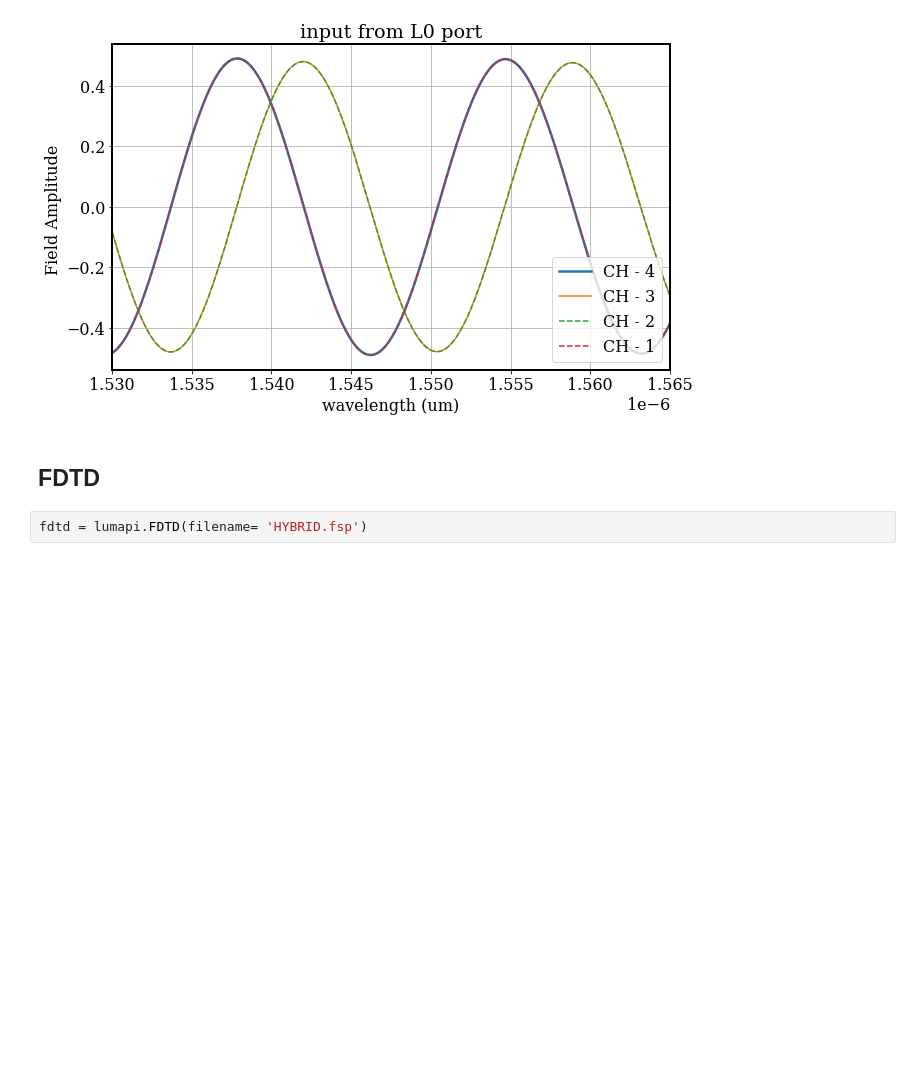
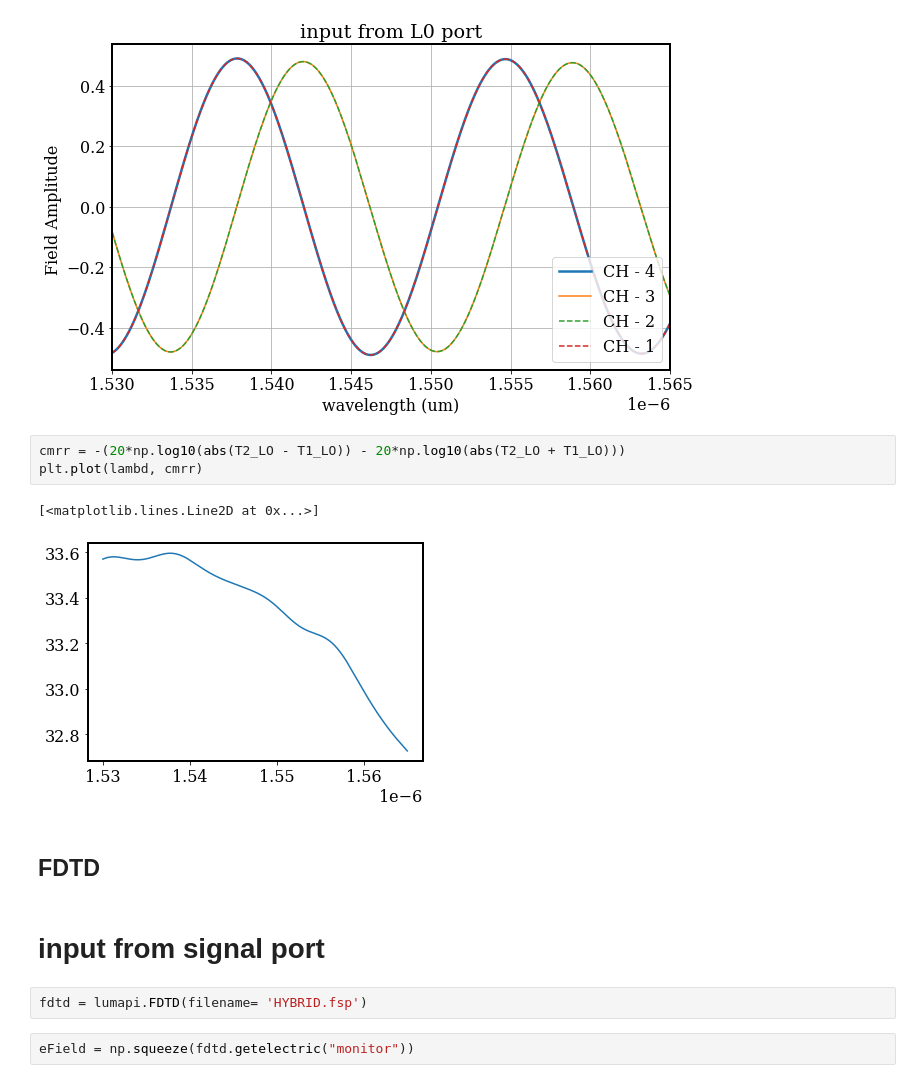
Before and after one commit to moisesoliveira08/Hybrid, a Jupyter notebook: 90_hybrid.ipynb, the cells around one changed output. Saved outputs shown, nothing was run; the diff lists cells and outputs as text; blank space fills up the shorter version.

```diff
--- a/90_hybrid.ipynb
+++ b/90_hybrid.ipynb
@@ -234,7 +234,17 @@ plt.legend(loc = 'lower right')
 plt.grid(True)
 # %% [output]
 [figure]
+# %%
+cmrr = -(20*np.log10(abs(T2_LO - T1_LO)) - 20*np.log10(abs(T2_LO + T1_LO)))
+plt.plot(lambd, cmrr)
+# %% [output]
+[<matplotlib.lines.Line2D at 0x...>]
+[figure, added]
 # %% [markdown]
 ## FDTD
+# %% [markdown]
+# input from signal port
 # %%
 fdtd = lumapi.FDTD(filename= 'HYBRID.fsp')
+# %%
+eField = np.squeeze(fdtd.getelectric("monitor"))
```
Also changed, not shown: parts of 19 cells of this notebook, 10 other files.
